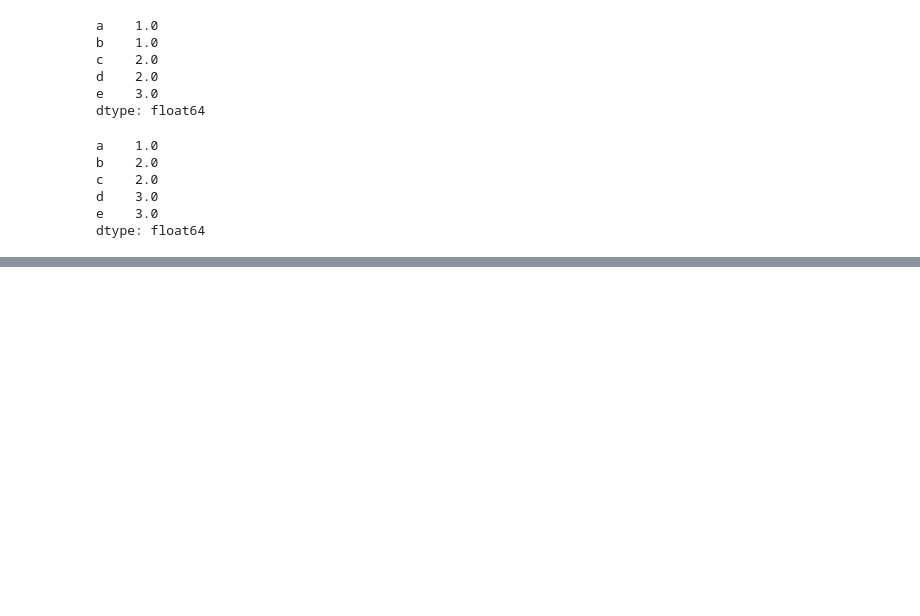
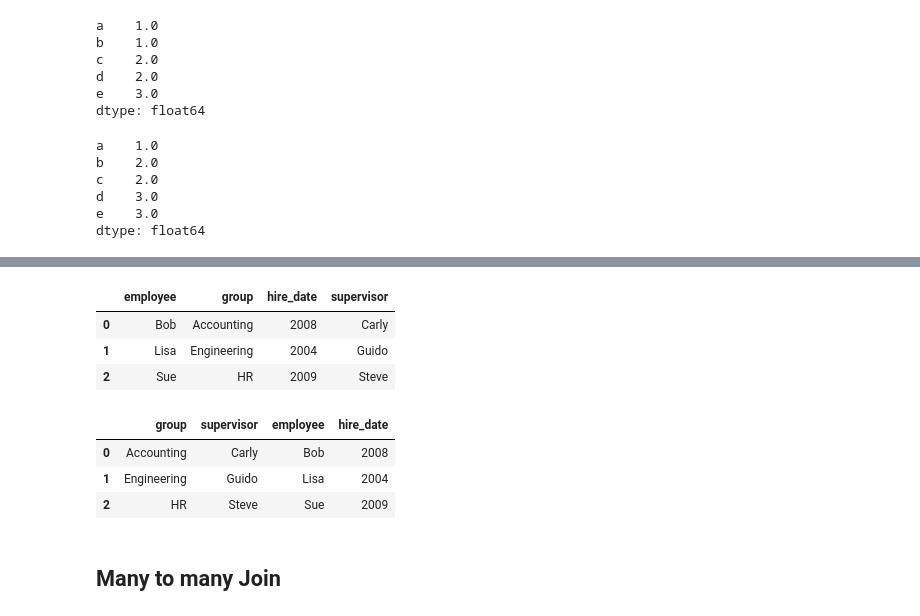
Before and after one commit to OtakuGod0/Data-Science, a Jupyter notebook: Python-Libraries/Pandas.ipynb, the cells around one changed output, grey strips where cells are left out. Drawn from its saved outputs; the diff is of its cells as text; code cells hidden in the pictures; blank space fills up the shorter version.

```diff
--- a/Python-Libraries/Pandas.ipynb
+++ b/Python-Libraries/Pandas.ipynb
@@ -513,0 +549,3 @@ dtype: float64
+# %%
+df3 = pd.merge(df1, df2)
+df3
@@ -513,0 +559,6 @@ dtype: float64
+# %%
+df4 = pd.DataFrame({
+    'group': ['Accounting', 'Engineering', 'HR'],
+    'supervisor': ['Carly', 'Guido', 'Steve']
+})
+print(df3); print("-" * 40); print(df4)
@@ -513,0 +575,16 @@ dtype: float64
+# %%
+pd.merge(df3, df4)
+# %% [output]
+|  | employee | group | hire_date | supervisor |
+| 0 | Bob | Accounting | 2008 | Carly |
+| 1 | Lisa | Engineering | 2004 | Guido |
+| 2 | Sue | HR | 2009 | Steve |
+# %%
+pd.merge(df4, df3)
+# %% [output]
+|  | group | supervisor | employee | hire_date |
+| 0 | Accounting | Carly | Bob | 2008 |
+| 1 | Engineering | Guido | Lisa | 2004 |
+| 2 | HR | Steve | Sue | 2009 |
+# %% [markdown]
+## Many to many Join
```
Also changed, not shown: parts of 34 cells of this notebook, 4 other files.
